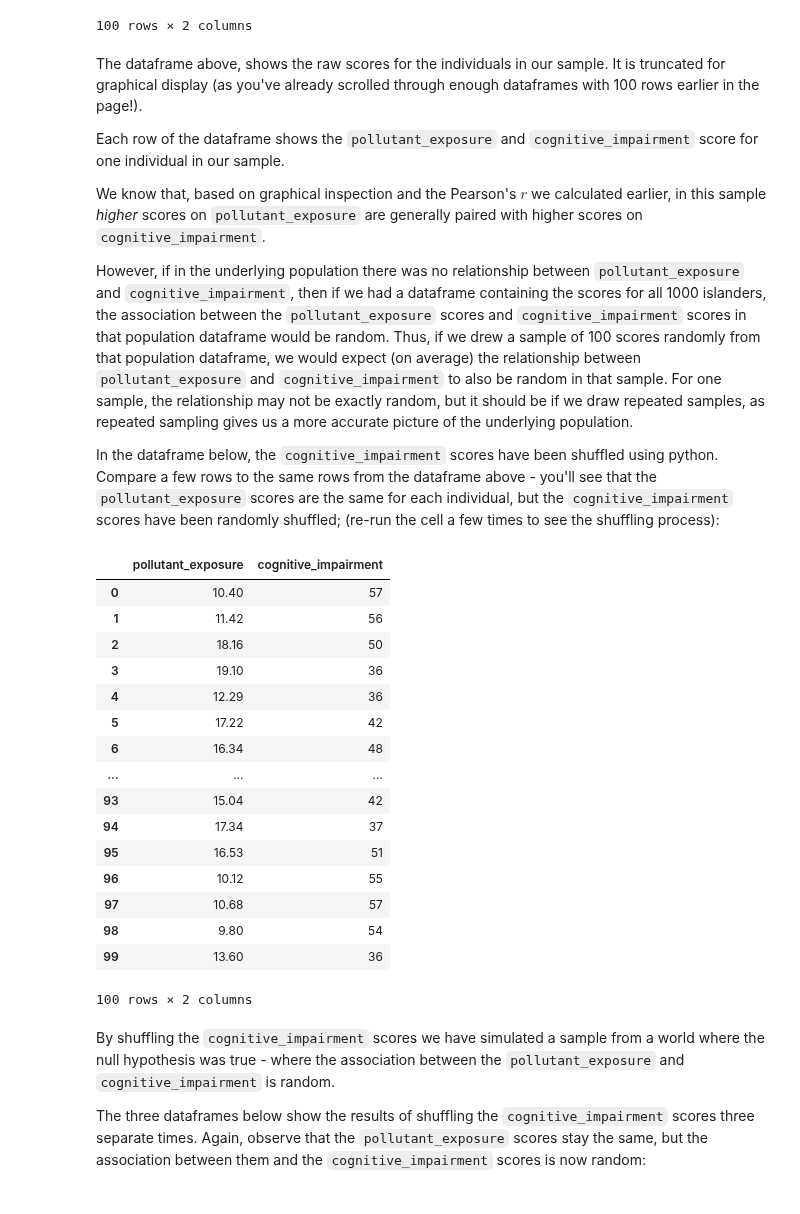
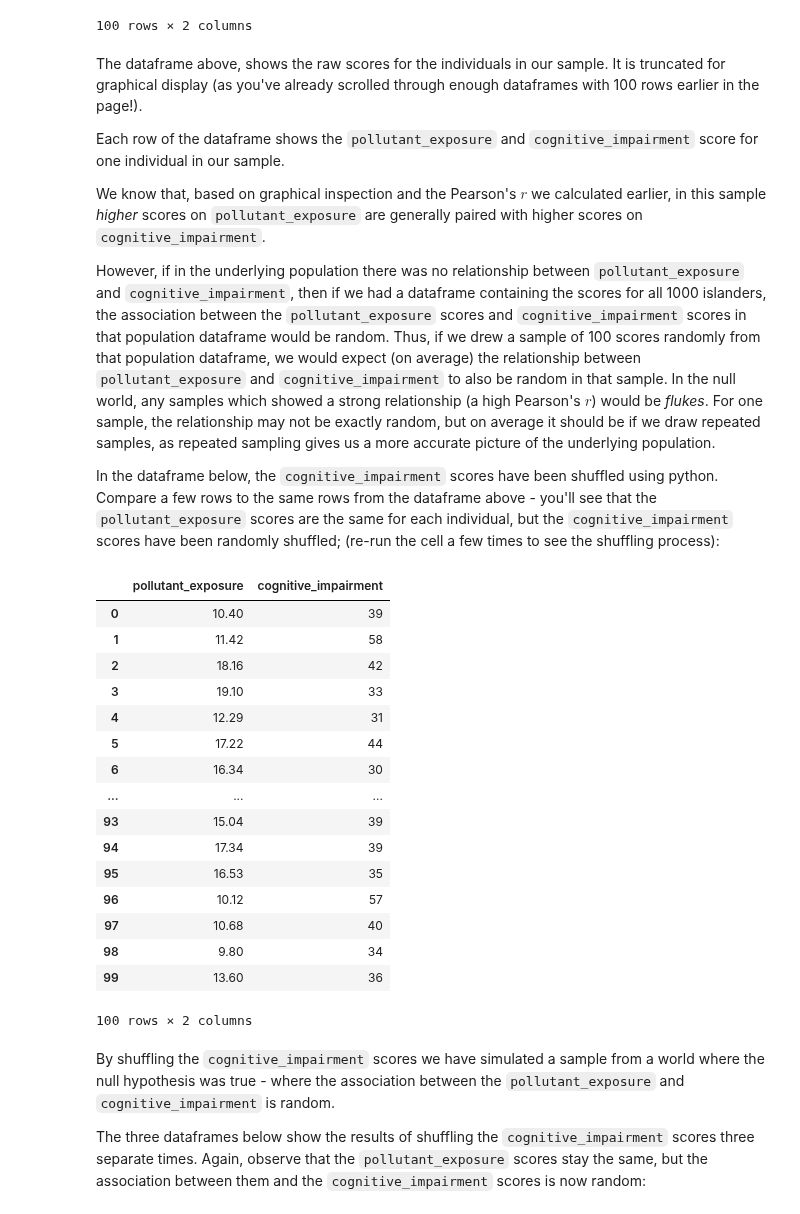
Before and after one commit to pxr687/islands_python_foundations, a Jupyter notebook: 1_populations_samples_questions.ipynb, the cells around one changed output. Drawn from its saved outputs; the diff is of its cells as text; code cells hidden in the pictures.

```diff
--- a/1_populations_samples_questions.ipynb
+++ b/1_populations_samples_questions.ipynb
@@ -606,31 +607,31 @@ Each row of the dataframe shows the `pollutant_exposure` and `cognitive_impairme
 
 We know that, based on graphical inspection and the Pearson's $r$ we calculated earlier, in this sample *higher* scores on `pollutant_exposure` are generally paired with higher scores on `cognitive_impairment`.
 
-However, if in the underlying population there was no relationship between `pollutant_exposure` and `cognitive_impairment`, then if we had a dataframe containing the scores for all 1000 islanders, the association between the `pollutant_exposure` scores and `cognitive_impairment` scores in that population dataframe would be random. Thus, if we drew a sample of 100 scores randomly from that population dataframe, we would expect (on average) the relationship between `pollutant_exposure` and `cognitive_impairment` to also be random in that sample. For one sample, the relationship may not be exactly random, but it should be if we draw repeated samples, as repeated sampling gives us a more accurate picture of the underlying population.
+However, if in the underlying population there was no relationship between `pollutant_exposure` and `cognitive_impairment`, then if we had a dataframe containing the scores for all 1000 islanders, the association between the `pollutant_exposure` scores and `cognitive_impairment` scores in that population dataframe would be random. Thus, if we drew a sample of 100 scores randomly from that population dataframe, we would expect (on average) the relationship between `pollutant_exposure` and `cognitive_impairment` to also be random in that sample. In the null world, any samples which showed a strong relationship (a high Pearson's $r$) would be *flukes*. For one sample, the relationship may not be exactly random, but on average it should be if we draw repeated samples, as repeated sampling gives us a more accurate picture of the underlying population.
 
 In the dataframe below, the `cognitive_impairment` scores have been shuffled using python. Compare a few rows to the same rows from the dataframe above - you'll see that the `pollutant_exposure` scores are the same for each individual, but the `cognitive_impairment` scores have been randomly shuffled; (re-run the cell a few times to see the shuffling process):
 # %%
 # this code just generates the shuffled dataframe below
 df = pd.DataFrame({'pollutant_exposure': pollutant_exposure,
              'cognitive_impairment': np.random.permutation(cognitive_impairment)})
-
+pd.set_option('display.max_rows',15)
 df
 # %% [output]
 |  | pollutant_exposure | cognitive_impairment |
-| 0 | 10.40 | 57 |
-| 1 | 11.42 | 56 |
-| 2 | 18.16 | 50 |
-| 3 | 19.10 | 36 |
-| 4 | 12.29 | 36 |
-| 5 | 17.22 | 42 |
-| 6 | 16.34 | 48 |
+| 0 | 10.40 | 39 |
+| 1 | 11.42 | 58 |
+| 2 | 18.16 | 42 |
+| 3 | 19.10 | 33 |
+| 4 | 12.29 | 31 |
+| 5 | 17.22 | 44 |
+| 6 | 16.34 | 30 |
 | ... | ... | ... |
-| 93 | 15.04 | 42 |
-| 94 | 17.34 | 37 |
-| 95 | 16.53 | 51 |
-| 96 | 10.12 | 55 |
-| 97 | 10.68 | 57 |
-| 98 | 9.80 | 54 |
+| 93 | 15.04 | 39 |
+| 94 | 17.34 | 39 |
+| 95 | 16.53 | 35 |
+| 96 | 10.12 | 57 |
+| 97 | 10.68 | 40 |
+| 98 | 9.80 | 34 |
 | 99 | 13.60 | 36 |
 100 rows × 2 columns
 # %% [markdown]
```
Also changed, not shown: parts of 23 cells of this notebook.
